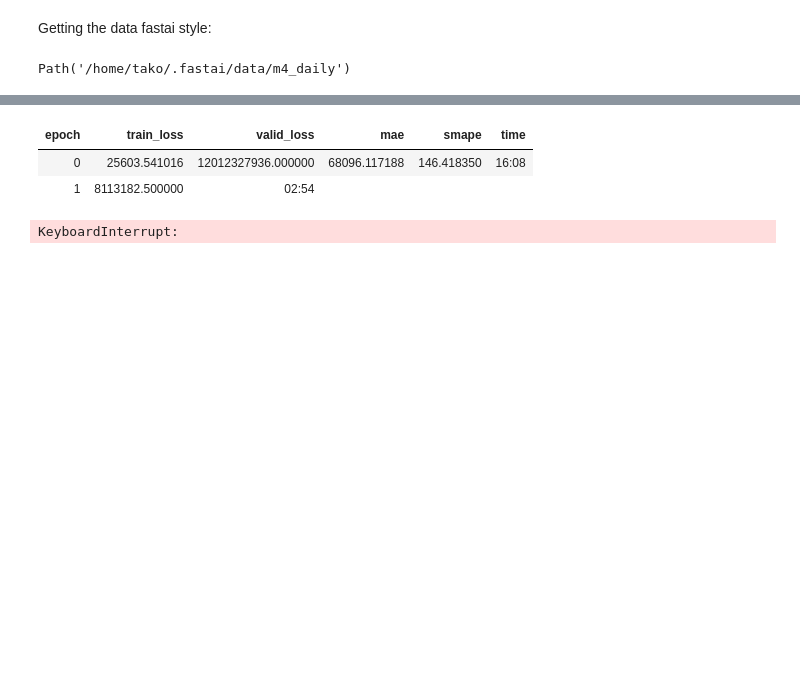
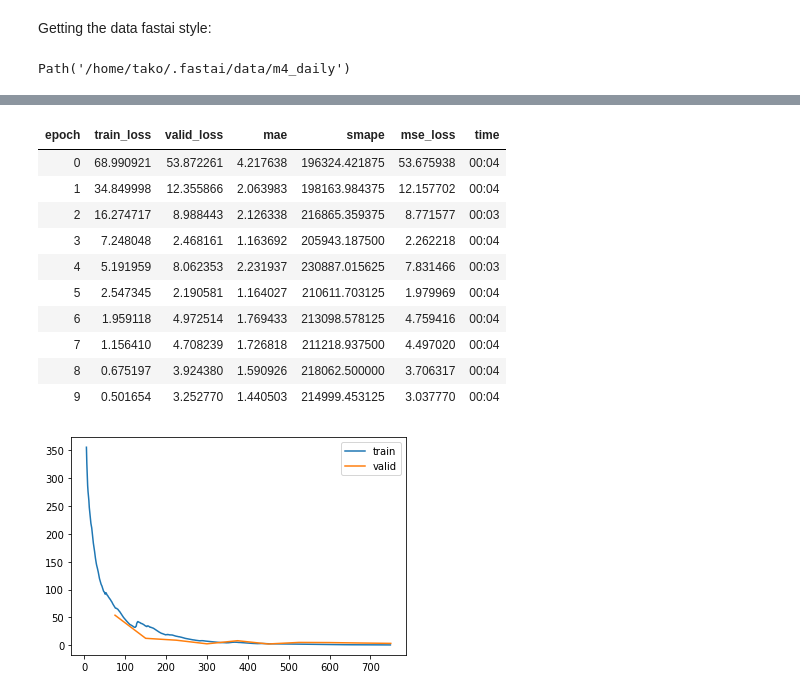
Before and after one commit to takotab/fastseq, a Jupyter notebook: nbs/index.ipynb, the cells around one changed output, grey strips where cells are left out. Drawn from its saved outputs; the diff is of its cells as text; code cells hidden in the pictures; blank space fills up the shorter version.

```diff
--- a/nbs/index.ipynb
+++ b/nbs/index.ipynb
@@ -38,7 +39,16 @@ learn.lr_find()
-# %%
-learn.fit(3, .1)
-# %% [output]
-| epoch | train_loss | valid_loss | mae | smape | time |
-| 0 | 25603.541016 | 12012327936.000000 | 68096.117188 | 146.418350 | 16:08 |
-| 1 | 8113182.500000 | 02:54 |
-KeyboardInterrupt:
+# %%
+learn.fit_one_cycle(10, 3e-3)
+learn.recorder.plot_loss()
+# %% [output]
+| epoch | train_loss | valid_loss | mae | smape | mse_loss | time |
+| 0 | 68.990921 | 53.872261 | 4.217638 | 196324.421875 | 53.675938 | 00:04 |
+| 1 | 34.849998 | 12.355866 | 2.063983 | 198163.984375 | 12.157702 | 00:04 |
+| 2 | 16.274717 | 8.988443 | 2.126338 | 216865.359375 | 8.771577 | 00:03 |
+| 3 | 7.248048 | 2.468161 | 1.163692 | 205943.187500 | 2.262218 | 00:04 |
+| 4 | 5.191959 | 8.062353 | 2.231937 | 230887.015625 | 7.831466 | 00:03 |
+| 5 | 2.547345 | 2.190581 | 1.164027 | 210611.703125 | 1.979969 | 00:04 |
+| 6 | 1.959118 | 4.972514 | 1.769433 | 213098.578125 | 4.759416 | 00:04 |
+| 7 | 1.156410 | 4.708239 | 1.726818 | 211218.937500 | 4.497020 | 00:04 |
+| 8 | 0.675197 | 3.924380 | 1.590926 | 218062.500000 | 3.706317 | 00:04 |
+| 9 | 0.501654 | 3.252770 | 1.440503 | 214999.453125 | 3.037770 | 00:04 |
+[figure, added]
```
Also changed, not shown: parts of 5 cells of this notebook, 4 other files.
